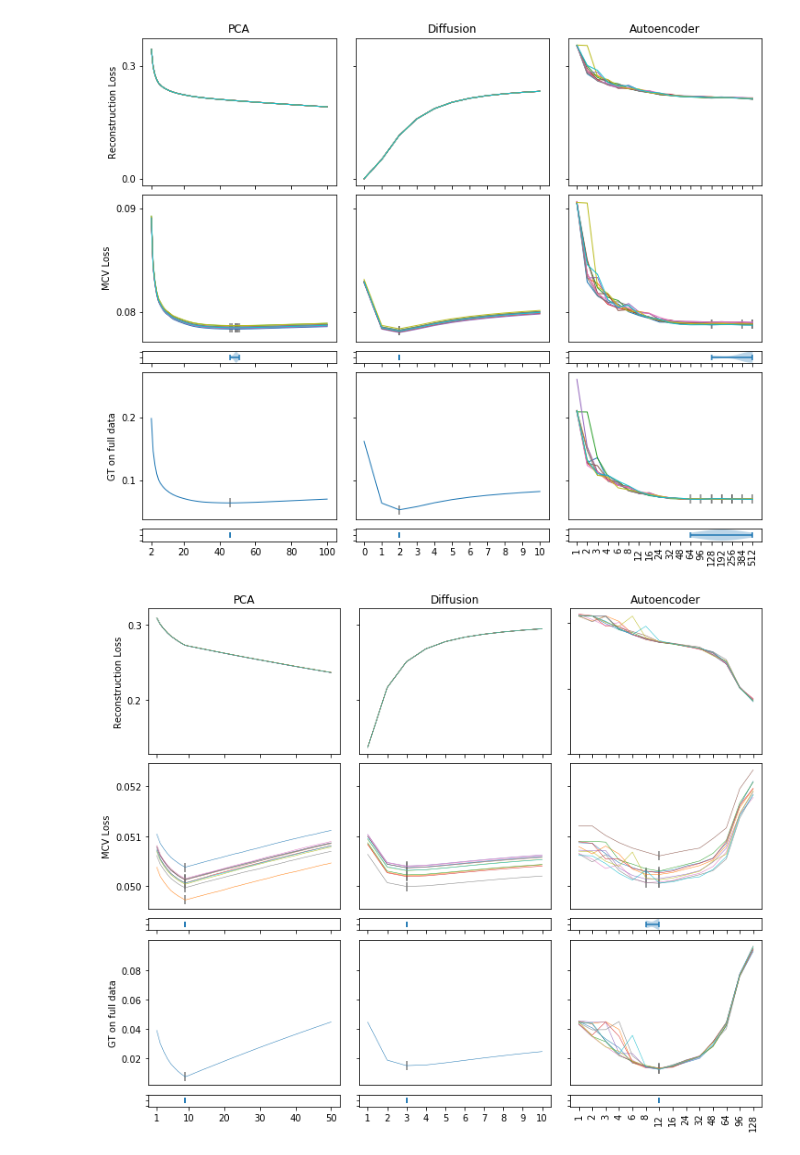
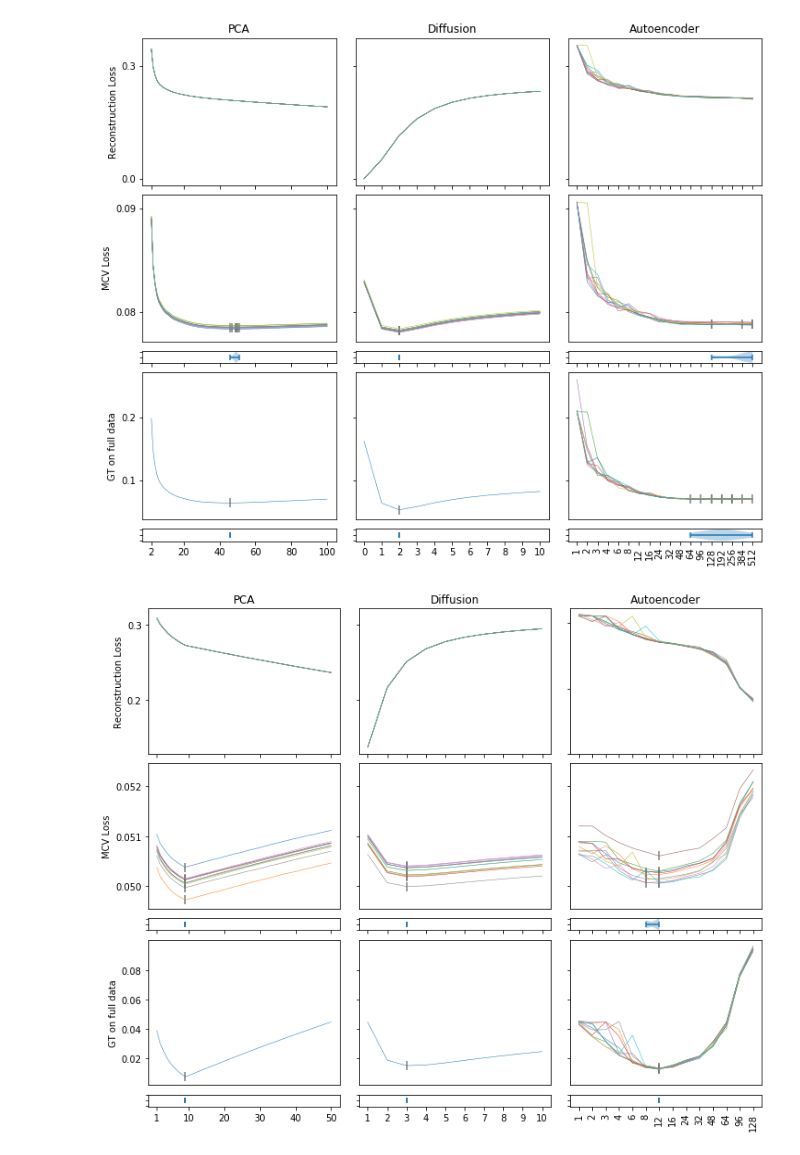
Before and after one commit to czbiohub-sf/molecular-cross-validation, a Jupyter notebook: examples/Figure_1c.ipynb, the cells around one changed output. Drawn from its saved outputs; the diff is of its cells as text; code cells hidden in the pictures.

```diff
--- a/examples/Figure_1c.ipynb
+++ b/examples/Figure_1c.ipynb
@@ -29,7 +96,7 @@ for i,key in enumerate(("neuron_pca_mse_0", "neuron_diffusion_mse_0", "neuron_au
     df = results[key]
 
     for j,loss in zip((0, 1, 3), ("rec_loss", "mcv_loss", "gt0_loss")):
-        x = df['param_range'].copy()
+        x = df["param_range"].copy()
 
         if df[loss].ndim == 1:
             y = df[loss][:, None]
@@ -41,43 +108,43 @@ for i,key in enumerate(("neuron_pca_mse_0", "neuron_diffusion_mse_0", "neuron_au
             y = y[1:]
 
         if i == 0:
-            ax[j,i].plot(x, y, linewidth=1)
+            ax[j,i].plot(x, y, linewidth=0.5)
             if j > 0:
                 ax[j, i].tick_params(bottom=False)
                 ax[j, i].scatter(x[y.argmin(0)], np.ones(y.shape[1]) * y.min(0).mean(), marker="|", s=100, color="grey")
 
                 ax[j + 1, i].violinplot(x[y.argmin(0)], vert=False)
                 ax[j + 1, i].tick_params(labelleft=False)
 
                 ax[j + 1, i].set_xticks([2, 20, 40, 60, 80, 100])
         else:
-            ax[j,i].plot(np.arange(len(x)), y, linewidth=1)
+            ax[j,i].plot(np.arange(len(x)), y, linewidth=0.5)
             ax[j,i].set_xticks(np.arange(len(x)))
 
             if j > 0:
                 ax[j, i].tick_params(bottom=False)
 
                 ax[j, i].scatter(y.argmin(0), np.ones(y.shape[1]) * y.min(0).mean(), marker="|", s=100, color="grey")
                 ax[j + 1, i].violinplot(y.argmin(0), vert=False)
                 ax[j + 1, i].tick_params(labelleft=False)
 
                 if i == 1:
                     ax[j + 1, i].set_xticklabels(x)
                 else:
                     ax[j + 1, i].set_xticklabels(x, rotation="vertical", ha="center")
 
-        ax[j,i].set_yticks(yticks[j])
+        ax[j, i].set_yticks(yticks[j])
 
 for i,lbl in enumerate(("PCA", "Diffusion", "Autoencoder")):
-    ax[0,i].set_title(lbl)
+    ax[0, i].set_title(lbl)
 
 for j,lbl in zip((0,1,3), ("Reconstruction Loss", "MCV Loss", "GT on full data")):
-    ax[j,0].set_ylabel(lbl)
+    ax[j, 0].set_ylabel(lbl)
 
-plt.savefig("../figures/Figure_1c_raw.svg")
+plt.savefig("../figures/Figure_S1c_raw.svg")
 plt.show()
 # %% [output]
-[figure, old version]
+[figure, new version]
 # %%
 
 fig,ax = plt.subplots(
```
Also changed, not shown: parts of 4 cells of this notebook, 2 other files.
